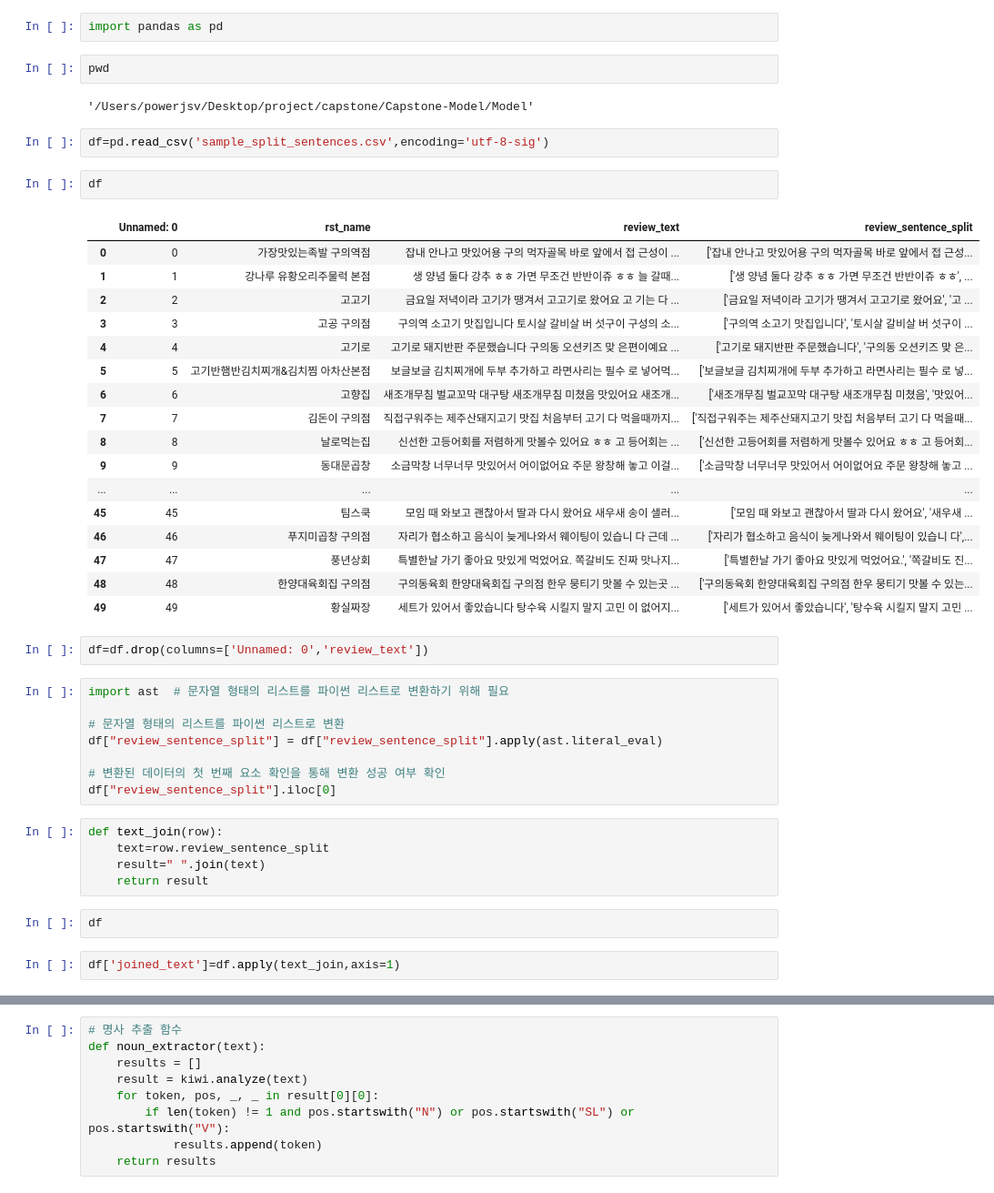
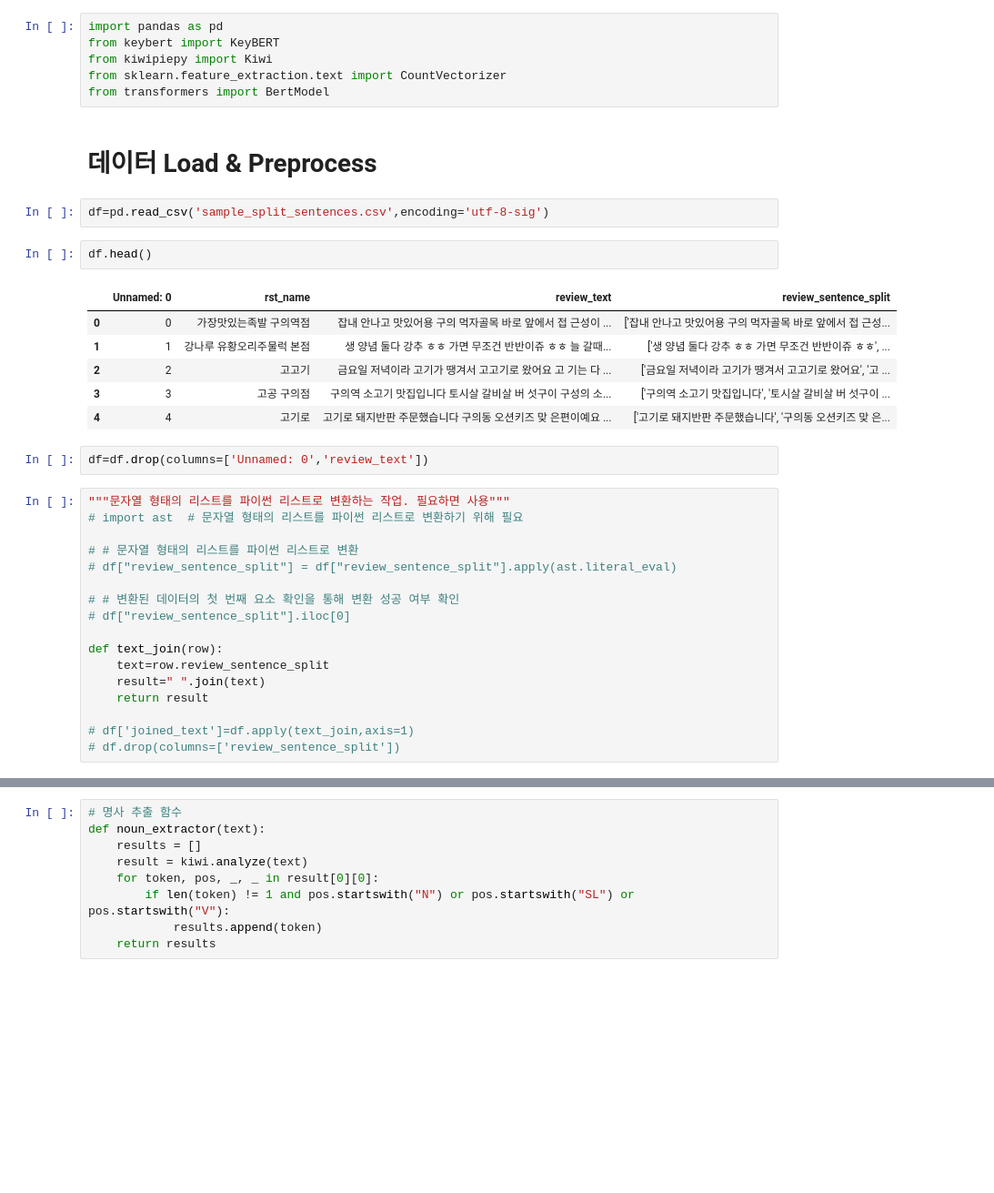
Before and after one commit to SJU-Capstone-DS-DayOne/Palette-AI-models, a Jupyter notebook: Model/keybert_test.ipynb, the cells around one changed output, grey strips where cells are left out. Shown at 91% size. Saved outputs shown, nothing was run; the diff lists cells and outputs as text; blank space fills up the shorter version.

```diff
--- a/Model/keybert_test.ipynb
+++ b/Model/keybert_test.ipynb
@@ -3,47 +5,38 @@
-# %%
-import pandas as pd
-# %%
-pwd
-# %% [output]
-'/Users/powerjsv/Desktop/project/capstone/Capstone-Model/Model'
+# %%
+import pandas as pd
+from keybert import KeyBERT
+from kiwipiepy import Kiwi
+from sklearn.feature_extraction.text import CountVectorizer
+from transformers import BertModel
+# %% [markdown]
+# 데이터 Load & Preprocess
 # %%
 df=pd.read_csv('sample_split_sentences.csv',encoding='utf-8-sig')
 # %%
-df
+df.head()
 # %% [output]
 |  | Unnamed: 0 | rst_name | review_text | review_sentence_split |
 | 0 | 0 | 가장맛있는족발 구의역점 | 잡내 안나고 맛있어용 구의 먹자골목 바로 앞에서 접 근성이 ... | ['잡내 안나고 맛있어용 구의 먹자골목 바로 앞에서 접 근성... |
 | 1 | 1 | 강나루 유황오리주물럭 본점 | 생 양념 둘다 강추 ㅎㅎ 가면 무조건 반반이쥬 ㅎㅎ 늘 갈때... | ['생 양념 둘다 강추 ㅎㅎ 가면 무조건 반반이쥬 ㅎㅎ', ... |
 | 2 | 2 | 고고기 | 금요일 저녁이라 고기가 땡겨서 고고기로 왔어요 고 기는 다 ... | ['금요일 저녁이라 고기가 땡겨서 고고기로 왔어요', '고 ... |
 | 3 | 3 | 고공 구의점 | 구의역 소고기 맛집입니다 토시살 갈비살 버 섯구이 구성의 소... | ['구의역 소고기 맛집입니다', '토시살 갈비살 버 섯구이 ... |
 | 4 | 4 | 고기로 | 고기로 돼지반판 주문했습니다 구의동 오션키즈 맞 은편이예요 ... | ['고기로 돼지반판 주문했습니다', '구의동 오션키즈 맞 은... |
-| 5 | 5 | 고기반햄반김치찌개&김치찜 아차산본점 | 보글보글 김치찌개에 두부 추가하고 라면사리는 필수 로 넣어먹... | ['보글보글 김치찌개에 두부 추가하고 라면사리는 필수 로 넣... |
-| 6 | 6 | 고향집 | 새조개무침 벌교꼬막 대구탕 새조개무침 미쳤음 맛있어요 새조개... | ['새조개무침 벌교꼬막 대구탕 새조개무침 미쳤음', '맛있어... |
-| 7 | 7 | 김돈이 구의점 | 직접구워주는 제주산돼지고기 맛집 처음부터 고기 다 먹을때까지... | ['직접구워주는 제주산돼지고기 맛집 처음부터 고기 다 먹을때... |
-| 8 | 8 | 날로먹는집 | 신선한 고등어회를 저렴하게 맛볼수 있어요 ㅎㅎ 고 등어회는 ... | ['신선한 고등어회를 저렴하게 맛볼수 있어요 ㅎㅎ 고 등어회... |
-| 9 | 9 | 동대문곱창 | 소금막창 너무너무 맛있어서 어이없어요 주문 왕창해 놓고 이걸... | ['소금막창 너무너무 맛있어서 어이없어요 주문 왕창해 놓고 ... |
-| ... | ... | ... | ... | ... |
-| 45 | 45 | 팀스쿡 | 모임 때 와보고 괜찮아서 딸과 다시 왔어요 새우새 송이 샐러... | ['모임 때 와보고 괜찮아서 딸과 다시 왔어요', '새우새 ... |
-| 46 | 46 | 푸지미곱창 구의점 | 자리가 협소하고 음식이 늦게나와서 웨이팅이 있습니 다 근데 ... | ['자리가 협소하고 음식이 늦게나와서 웨이팅이 있습니 다',... |
-| 47 | 47 | 풍년상회 | 특별한날 가기 좋아요 맛있게 먹었어요. 쪽갈비도 진짜 맛나지... | ['특별한날 가기 좋아요 맛있게 먹었어요.', '쪽갈비도 진... |
-| 48 | 48 | 한양대육회집 구의점 | 구의동육회 한양대육회집 구의점 한우 뭉티기 맛볼 수 있는곳 ... | ['구의동육회 한양대육회집 구의점 한우 뭉티기 맛볼 수 있는... |
-| 49 | 49 | 황실짜장 | 세트가 있어서 좋았습니다 탕수육 시킬지 말지 고민 이 없어지... | ['세트가 있어서 좋았습니다', '탕수육 시킬지 말지 고민 ... |
 # %%
 df=df.drop(columns=['Unnamed: 0','review_text'])
 # %%
-import ast  # 문자열 형태의 리스트를 파이썬 리스트로 변환하기 위해 필요
+"""문자열 형태의 리스트를 파이썬 리스트로 변환하는 작업. 필요하면 사용"""
+# import ast  # 문자열 형태의 리스트를 파이썬 리스트로 변환하기 위해 필요
 
-# 문자열 형태의 리스트를 파이썬 리스트로 변환
-df["review_sentence_split"] = df["review_sentence_split"].apply(ast.literal_eval)
+# # 문자열 형태의 리스트를 파이썬 리스트로 변환
+# df["review_sentence_split"] = df["review_sentence_split"].apply(ast.literal_eval)
 
-# 변환된 데이터의 첫 번째 요소 확인을 통해 변환 성공 여부 확인
-df["review_sentence_split"].iloc[0]
+# # 변환된 데이터의 첫 번째 요소 확인을 통해 변환 성공 여부 확인
+# df["review_sentence_split"].iloc[0]
+
+def text_join(row):
+    text=row.review_sentence_split
+    result=" ".join(text)
+    return result
+
+# df['joined_text']=df.apply(text_join,axis=1)
+# df.drop(columns=['review_sentence_split'])
-# %%
-def text_join(row):
-    text=row.review_sentence_split
-    result=" ".join(text)
-    return result
-# %%
-df
-# %%
-df['joined_text']=df.apply(text_join,axis=1)
```
Also changed, not shown: parts of 23 cells of this notebook.
